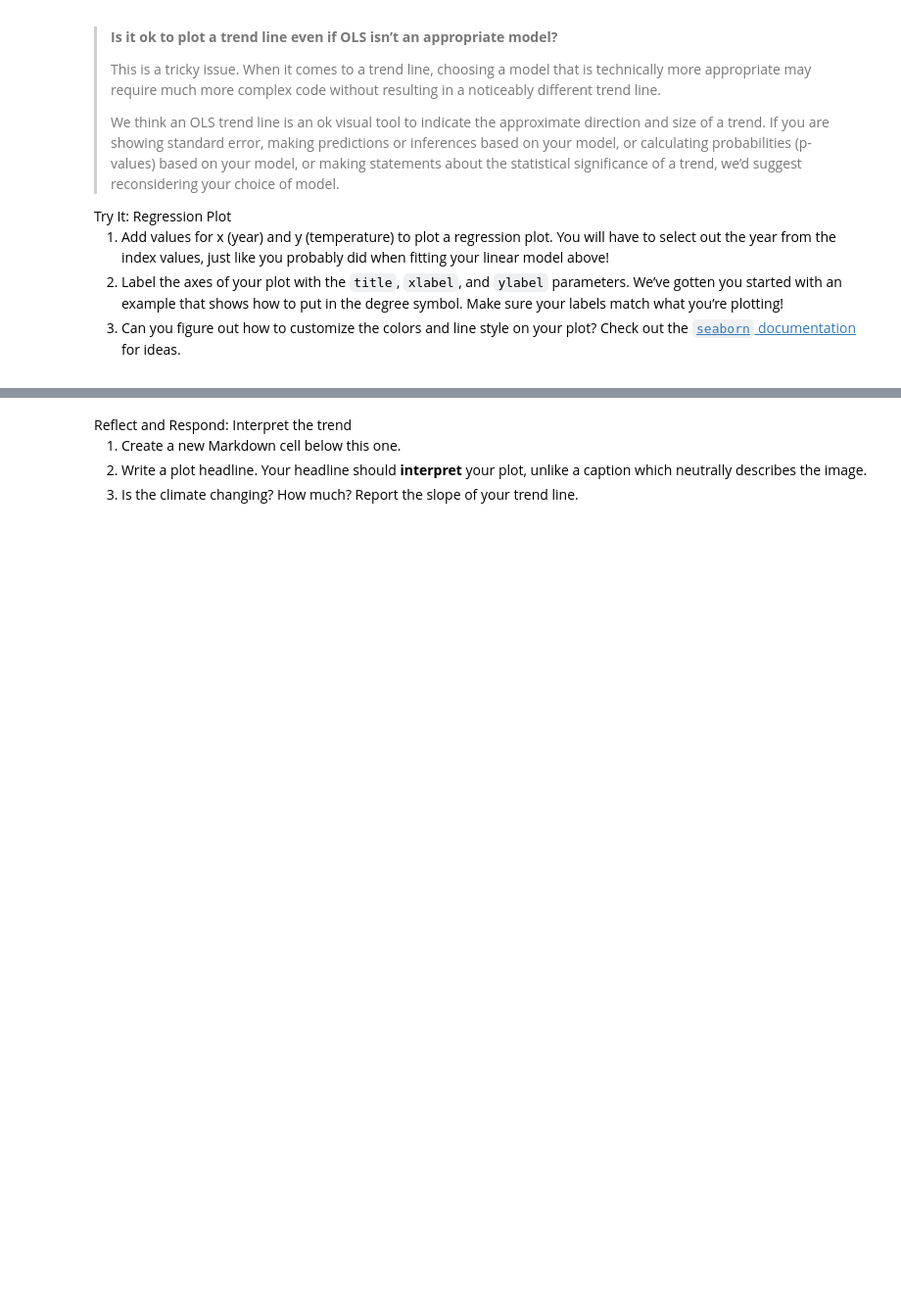
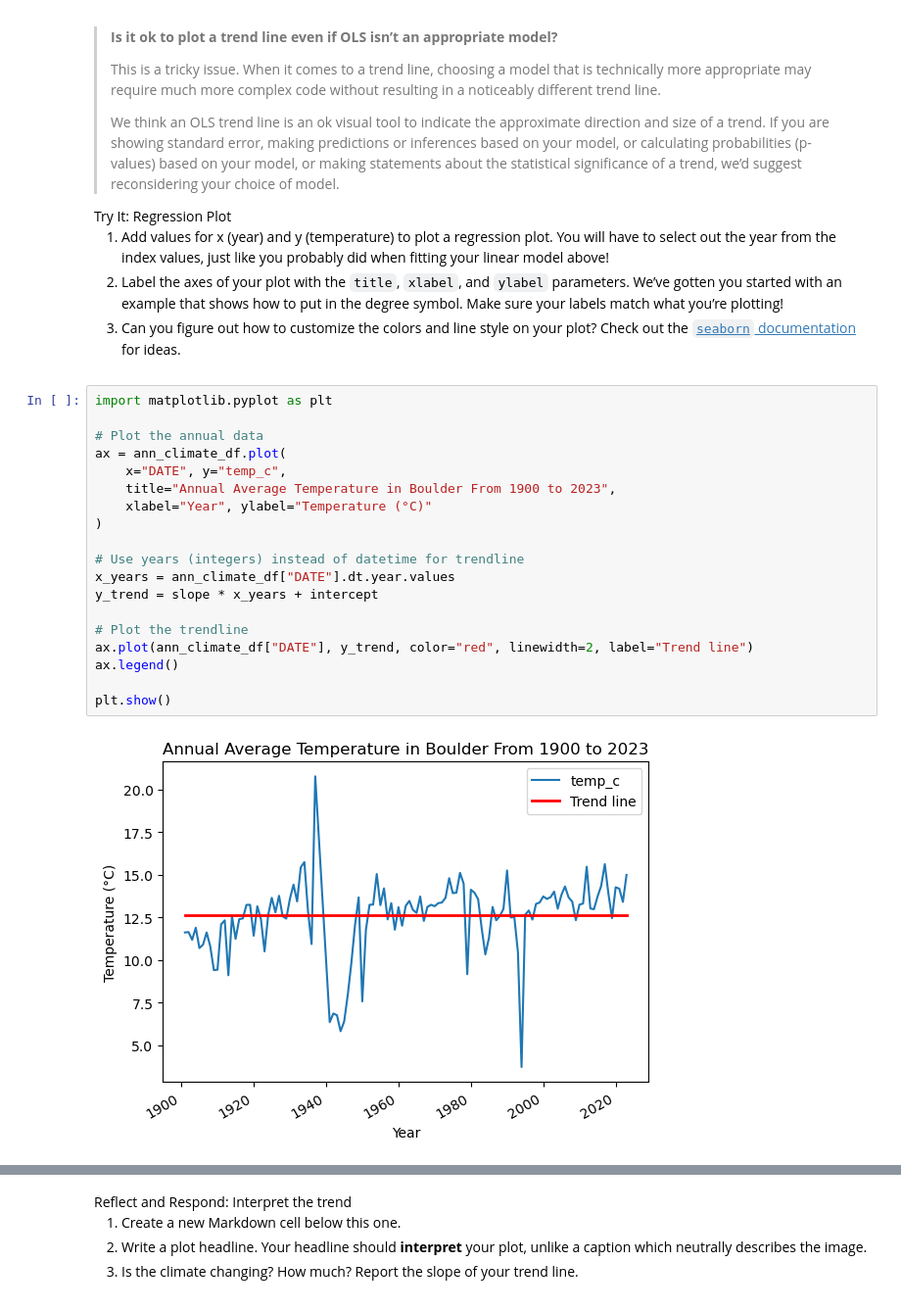
Before and after one commit to earthlab-education/02-climate-maxwarnock, a Jupyter notebook: 05_Climate_Coding_Challenge.ipynb, the cells around one changed output, grey strips where cells are left out. Shown at 98% size. Drawn from its saved outputs; the diff is of its cells as text; blank space fills up the shorter version.

```diff
--- a/05_Climate_Coding_Challenge.ipynb
+++ b/05_Climate_Coding_Challenge.ipynb
@@ -162,6 +208,27 @@ your plot? Check out the <a
 href="https://seaborn.pydata.org"><code>seaborn</code> documentation</a>
 for ideas.</li>
 </ol></div></div>
+# %%
+import matplotlib.pyplot as plt
+
+# Plot the annual data
+ax = ann_climate_df.plot(
+    x="DATE", y="temp_c",
+    title="Annual Average Temperature in Boulder From 1900 to 2023",
+    xlabel="Year", ylabel="Temperature (°C)"
+)
+
+# Use years (integers) instead of datetime for trendline
+x_years = ann_climate_df["DATE"].dt.year.values
+y_trend = slope * x_years + intercept
+
+# Plot the trendline
+ax.plot(ann_climate_df["DATE"], y_trend, color="red", linewidth=2, label="Trend line")
+ax.legend()
+
+plt.show()
+# %% [output]
+[figure, added]
 # %%
 # Plot annual average temperature with a trend line
 ax = sns.regplot(
```
Also changed, not shown: parts of 4 cells of this notebook, 2 other files.
